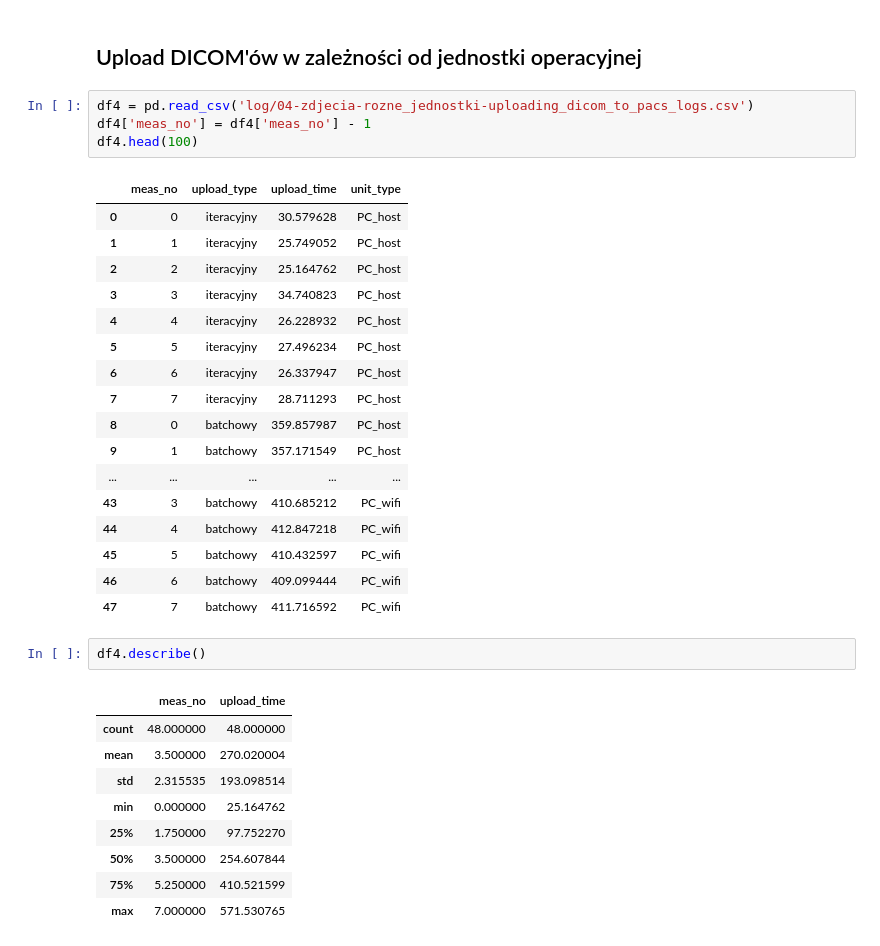
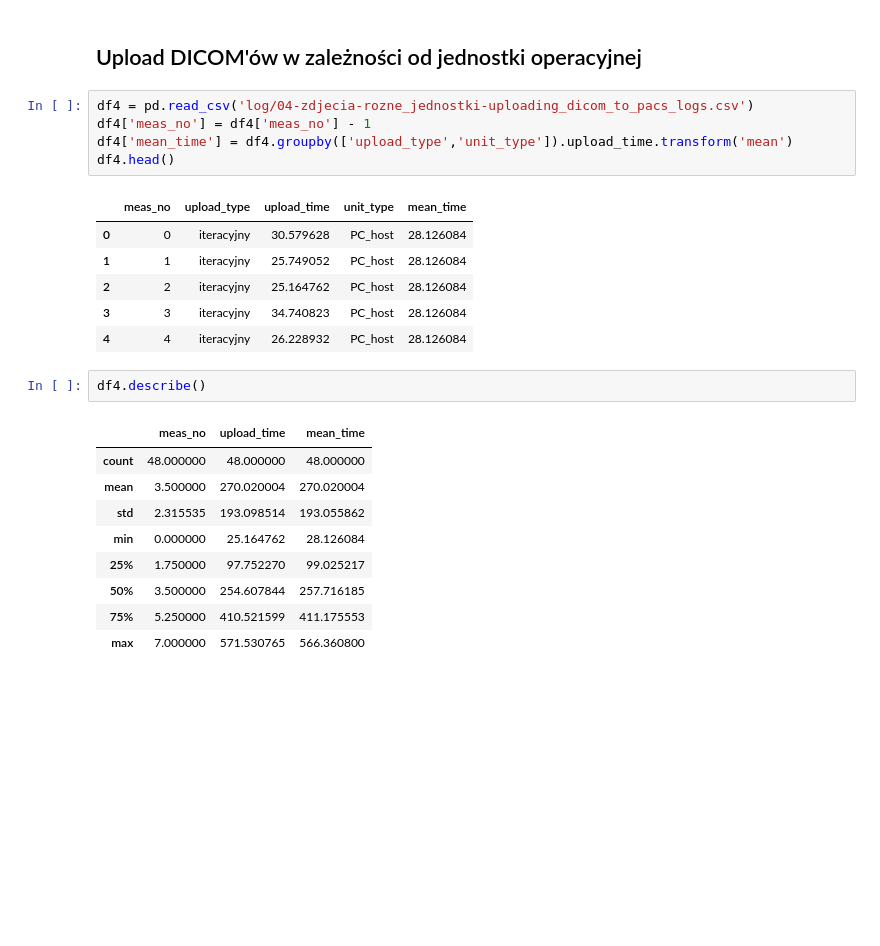
Before and after one commit to aleksanderLisiecki/PyDicom, a Jupyter notebook: data_visualising.ipynb, the cells around one changed output. Saved outputs shown, nothing was run; the diff lists cells and outputs as text; blank space fills up the shorter version.

```diff
--- a/data_visualising.ipynb
+++ b/data_visualising.ipynb
@@ -166,37 +185,27 @@ df3.describe()
 # %%
 df4 = pd.read_csv('log/04-zdjecia-rozne_jednostki-uploading_dicom_to_pacs_logs.csv')
 df4['meas_no'] = df4['meas_no'] - 1
-df4.head(100)
+df4['mean_time'] = df4.groupby(['upload_type','unit_type']).upload_time.transform('mean')
+df4.head()
 # %% [output]
-|  | meas_no | upload_type | upload_time | unit_type |
-| 0 | 0 | iteracyjny | 30.579628 | PC_host |
-| 1 | 1 | iteracyjny | 25.749052 | PC_host |
-| 2 | 2 | iteracyjny | 25.164762 | PC_host |
-| 3 | 3 | iteracyjny | 34.740823 | PC_host |
-| 4 | 4 | iteracyjny | 26.228932 | PC_host |
-| 5 | 5 | iteracyjny | 27.496234 | PC_host |
-| 6 | 6 | iteracyjny | 26.337947 | PC_host |
-| 7 | 7 | iteracyjny | 28.711293 | PC_host |
-| 8 | 0 | batchowy | 359.857987 | PC_host |
-| 9 | 1 | batchowy | 357.171549 | PC_host |
-| ... | ... | ... | ... | ... |
-| 43 | 3 | batchowy | 410.685212 | PC_wifi |
-| 44 | 4 | batchowy | 412.847218 | PC_wifi |
-| 45 | 5 | batchowy | 410.432597 | PC_wifi |
-| 46 | 6 | batchowy | 409.099444 | PC_wifi |
-| 47 | 7 | batchowy | 411.716592 | PC_wifi |
+|  | meas_no | upload_type | upload_time | unit_type | mean_time |
+| 0 | 0 | iteracyjny | 30.579628 | PC_host | 28.126084 |
+| 1 | 1 | iteracyjny | 25.749052 | PC_host | 28.126084 |
+| 2 | 2 | iteracyjny | 25.164762 | PC_host | 28.126084 |
+| 3 | 3 | iteracyjny | 34.740823 | PC_host | 28.126084 |
+| 4 | 4 | iteracyjny | 26.228932 | PC_host | 28.126084 |
 # %%
 df4.describe()
 # %% [output]
-|  | meas_no | upload_time |
-| count | 48.000000 | 48.000000 |
-| mean | 3.500000 | 270.020004 |
-| std | 2.315535 | 193.098514 |
-| min | 0.000000 | 25.164762 |
-| 25% | 1.750000 | 97.752270 |
-| 50% | 3.500000 | 254.607844 |
-| 75% | 5.250000 | 410.521599 |
-| max | 7.000000 | 571.530765 |
+|  | meas_no | upload_time | mean_time |
+| count | 48.000000 | 48.000000 | 48.000000 |
+| mean | 3.500000 | 270.020004 | 270.020004 |
+| std | 2.315535 | 193.098514 | 193.055862 |
+| min | 0.000000 | 25.164762 | 28.126084 |
+| 25% | 1.750000 | 97.752270 | 99.025217 |
+| 50% | 3.500000 | 254.607844 | 257.716185 |
+| 75% | 5.250000 | 410.521599 | 411.175553 |
+| max | 7.000000 | 571.530765 | 566.360800 |
 # %%
 (
     ggplot(df4, aes(x='meas_no', y='upload_time'))
```
Also changed, not shown: parts of 6 cells of this notebook.
